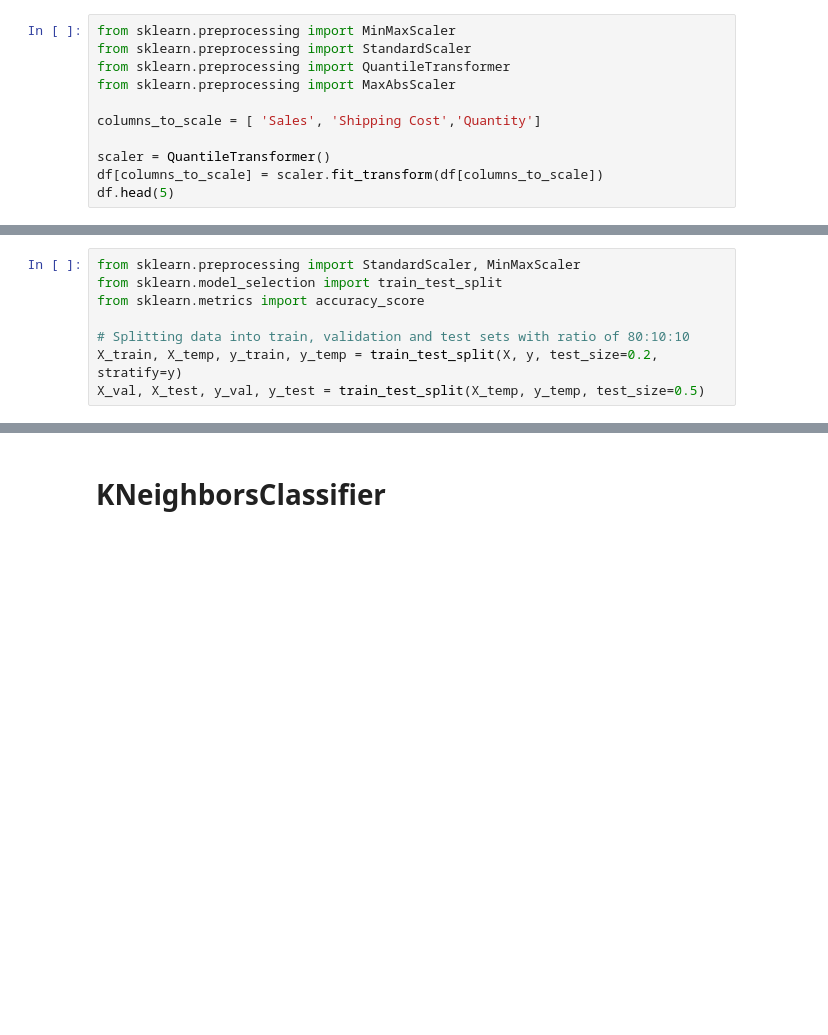
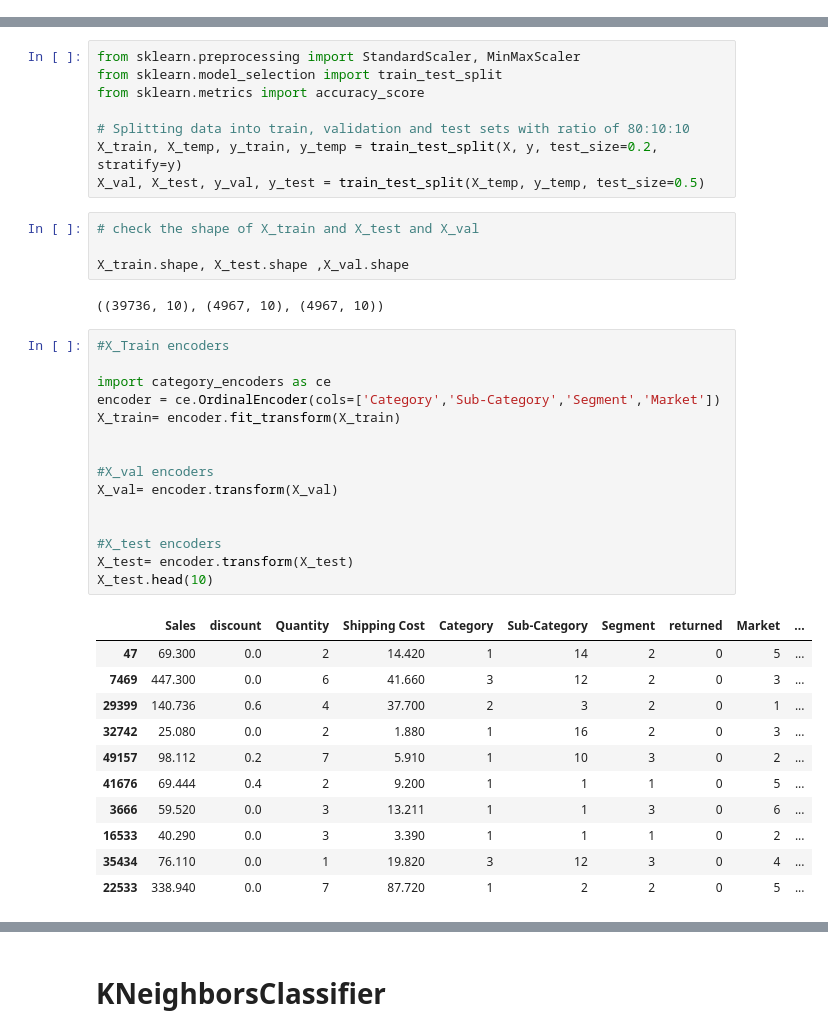
Before and after one commit to faridehebrahymy/prediction-of-user-shipping-mode, a Jupyter notebook: User Shipping-mode.ipynb, the cells around one changed output, grey strips where cells are left out. Saved outputs shown, nothing was run; the diff lists cells and outputs as text; blank space fills up the shorter version.

```diff
--- a/User Shipping-mode.ipynb
+++ b/User Shipping-mode.ipynb
@@ -118,14 +118,3 @@ df.describe()
 | 50% | 83.970000 | 0.000000 | 3.000000 | 7.660000 | 0.000000 | 4.000000 |
 | 75% | 247.830000 | 0.200000 | 5.000000 | 23.969000 | 0.000000 | 5.000000 |
 | max | 22638.500000 | 0.850000 | 14.000000 | 933.570000 | 1.000000 | 7.000000 |
-# %%
-from sklearn.preprocessing import MinMaxScaler
-from sklearn.preprocessing import StandardScaler
-from sklearn.preprocessing import QuantileTransformer
-from sklearn.preprocessing import MaxAbsScaler
-
-columns_to_scale = [ 'Sales', 'Shipping Cost','Quantity']
-
-scaler = QuantileTransformer()
-df[columns_to_scale] = scaler.fit_transform(df[columns_to_scale])
-df.head(5)
@@ -188,3 +141,36 @@ from sklearn.metrics import accuracy_score
 # Splitting data into train, validation and test sets with ratio of 80:10:10
 X_train, X_temp, y_train, y_temp = train_test_split(X, y, test_size=0.2, stratify=y)
 X_val, X_test, y_val, y_test = train_test_split(X_temp, y_temp, test_size=0.5)
+# %%
+# check the shape of X_train and X_test and X_val
+
+X_train.shape, X_test.shape ,X_val.shape
+# %% [output]
+((39736, 10), (4967, 10), (4967, 10))
+# %%
+#X_Train encoders
+
+import category_encoders as ce
+encoder = ce.OrdinalEncoder(cols=['Category','Sub-Category','Segment','Market'])
+X_train= encoder.fit_transform(X_train)
+
+
+#X_val encoders
+X_val= encoder.transform(X_val)
+
+
+#X_test encoders
+X_test= encoder.transform(X_test)
+X_test.head(10)
+# %% [output]
+|  | Sales | discount | Quantity | Shipping Cost | Category | Sub-Category | Segment | returned | Market | ... |
+| 47 | 69.300 | 0.0 | 2 | 14.420 | 1 | 14 | 2 | 0 | 5 | ... |
+| 7469 | 447.300 | 0.0 | 6 | 41.660 | 3 | 12 | 2 | 0 | 3 | ... |
+| 29399 | 140.736 | 0.6 | 4 | 37.700 | 2 | 3 | 2 | 0 | 1 | ... |
+| 32742 | 25.080 | 0.0 | 2 | 1.880 | 1 | 16 | 2 | 0 | 3 | ... |
+| 49157 | 98.112 | 0.2 | 7 | 5.910 | 1 | 10 | 3 | 0 | 2 | ... |
+| 41676 | 69.444 | 0.4 | 2 | 9.200 | 1 | 1 | 1 | 0 | 5 | ... |
+| 3666 | 59.520 | 0.0 | 3 | 13.211 | 1 | 1 | 3 | 0 | 6 | ... |
+| 16533 | 40.290 | 0.0 | 3 | 3.390 | 1 | 1 | 1 | 0 | 2 | ... |
+| 35434 | 76.110 | 0.0 | 1 | 19.820 | 3 | 12 | 3 | 0 | 4 | ... |
+| 22533 | 338.940 | 0.0 | 7 | 87.720 | 1 | 2 | 2 | 0 | 5 | ... |
```
Also changed, not shown: parts of 36 cells of this notebook, 2 other files.
